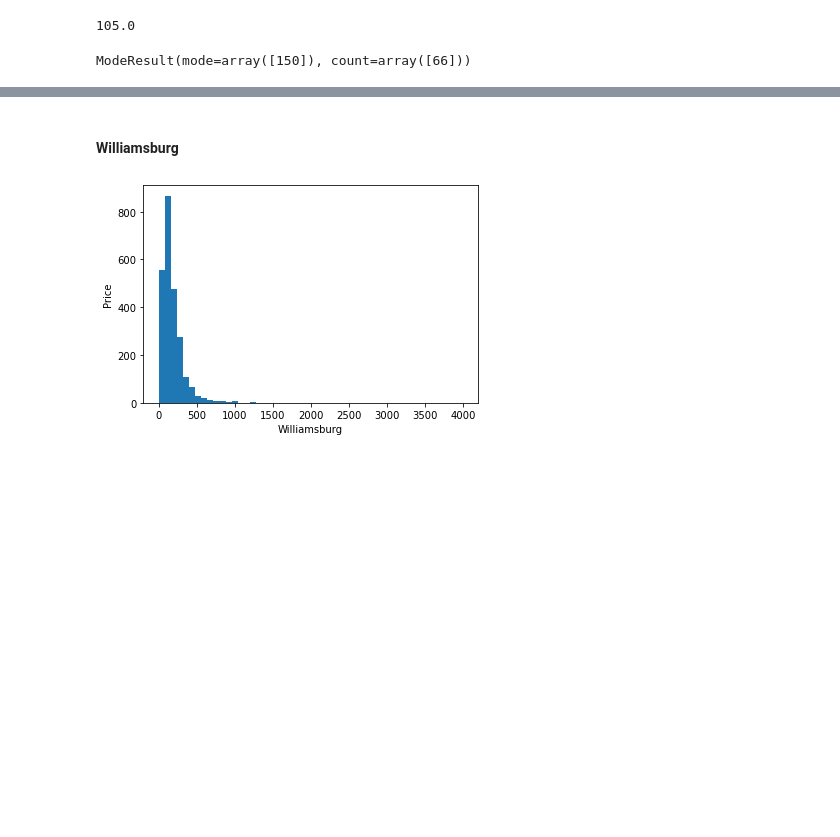
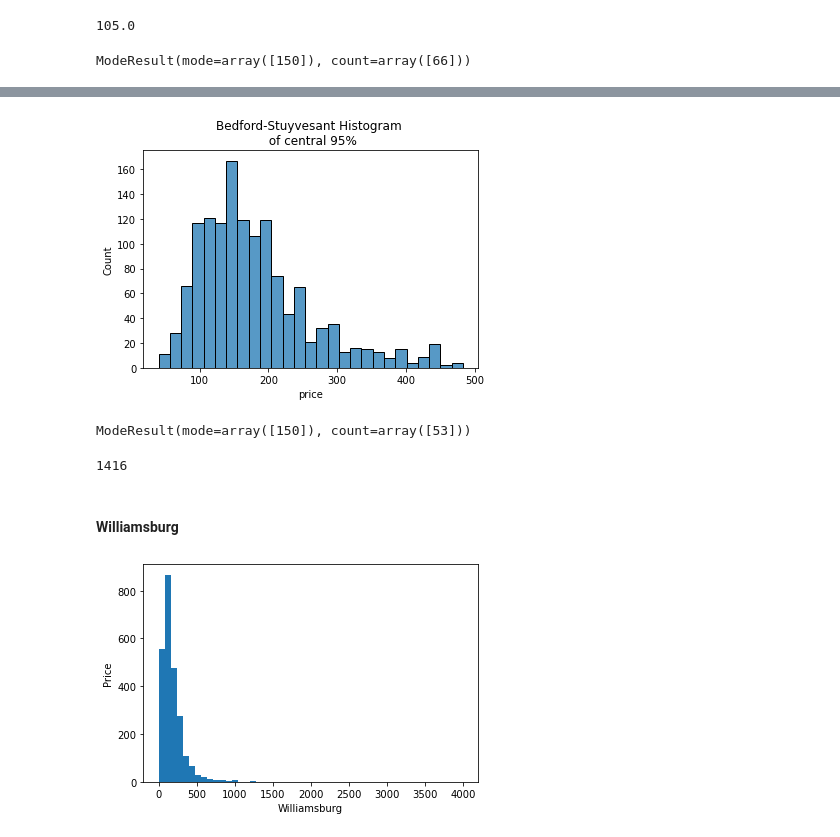
Before and after one commit to Naren1610/IST5520GrpProj, a Jupyter notebook: Milestone3_v1.ipynb, the cells around one changed output, grey strips where cells are left out. Cells and saved outputs as stored; diff of their text form; code cells hidden in the pictures; blank space fills up the shorter version.

Commit message:
mode analysis

```diff
--- a/Milestone3_v1.ipynb
+++ b/Milestone3_v1.ipynb
@@ -230,3 +247,18 @@ ModeResult(mode=array([150]), count=array([66]))
+# %%
+sns.histplot(reject_outliers(df2_bedstuy_apt.price))
+plt.title('Bedford-Stuyvesant Histogram \n of central 95%')
+plt.show();
+# %% [output]
+[figure, added]
+# %%
+bed_stuy_apt_mode = st.mode(df2_bedstuy_apt.price)
+bed_stuy_apt_mode
+# %% [output]
+ModeResult(mode=array([150]), count=array([53]))
+# %%
+len(df2_bedstuy_apt)
+# %% [output]
+1416
 # %% [markdown]
 #### Williamsburg
 # %%
```
Also changed, not shown: parts of 6 cells of this notebook.
